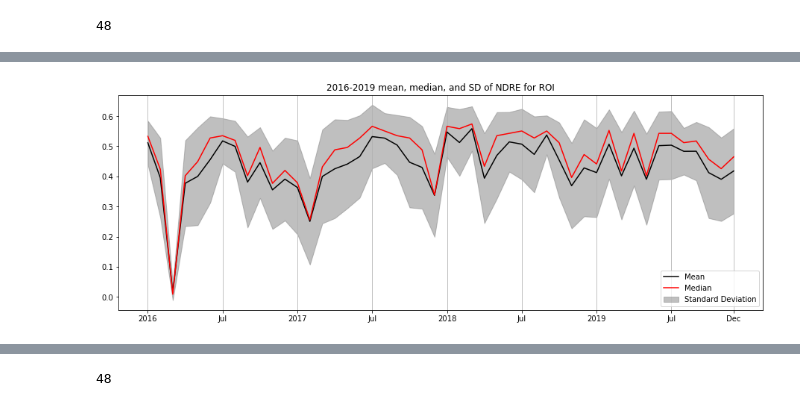
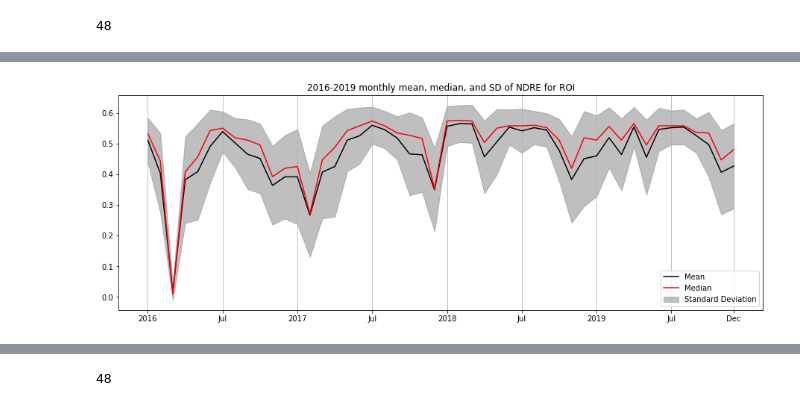
Before and after one commit to jitendra-kumar/tropical_phenology_gee, a Jupyter notebook: morgan/Manaus_BR.ipynb, the cells around one changed output, grey strips where cells are left out. Cells and saved outputs as stored; diff of their text form; code cells hidden in the pictures.

Commit message:
15-step data added

```diff
--- a/morgan/Manaus_BR.ipynb
+++ b/morgan/Manaus_BR.ipynb
@@ -37,14 +37,14 @@ def maskS2clouds(image):
 #Load sentinel-2 data and clip to brma_2; set visual params
 s2 = (ee.ImageCollection('COPERNICUS/S2') #Select S2 1-C level data
      .filterBounds(brma2_region) #Grab tiles that intersect Manaus, BR, region
-     .filterDate(ee.Date('2016-01-01'), ee.Date('2020-01-01')) #Select year I want
-     .sort('CLOUDY_PIXEL_PERCENTAGE', False)
+     .filterDate(ee.Date('2016-01-01'), ee.Date('2019-12-31')) #Select year I want
+     .sort('CLOUDY_PIXEL_PERCENTAGE', False) #Put smallest %cloud image on top of stack
      .map(addNDRE)) #calculate NDRE and add as band
 # %%
 #Create a masked collection
 masked = s2.map(maskS2clouds)
 # %%
-#Find median NDRE of each month in 2016 and save to image collection
+#Find moasic of each month in 2016 and save to image collection (mosaic, median?)
 #https://gis.stackexchange.com/questions/301165/how-to-get-monthly-averages-from-earth-engine-in-the-python-api
 months = ee.List.sequence(1, 12) #Create a list with nums 1-12
 years = ee.List.sequence(2016, 2019)
@@ -54,12 +54,30 @@ def byYear(y):
         return (masked
                 .filter(ee.Filter.calendarRange(y, y, 'year'))
                 .filter(ee.Filter.calendarRange(m, m, 'month'))
-                .mosaic() #I THINK this is ok
+                .qualityMosaic('NDRE') #What is best way to compile images before running stats?
                 .set('month', m).set('year', y))
     return months.map(byMonth)
 
 col = ee.ImageCollection.fromImages(years.map(byYear).flatten())
 col = col.map(lambda image: image.clip(brma2_region)).select('NDRE') #Choose JUST NDRE band and clip to region
+# %%
+#15-day step
+years = ee.List.sequence(2016, 2019)
+period = ee.List.sequence(1, 365, 15)
+col = masked.select('NDRE')
+
+def byYear(y):
+    y = ee.Number(y)
+    def ndreStepList(startDoy):
+        startDoy = ee.Number(startDoy)
+        return (col
+                .filter(ee.Filter.calendarRange(y, y.add(1), 'year'))
+                .filter(ee.Filter.calendarRange(startDoy, startDoy.add(15), 'day_of_year'))
+                .qualityMosaic('NDRE'))
+    return period.map(ndreStepList)
+
+mapped_doy = years.map(byYear).flatten()
+col = ee.ImageCollection.fromImages(mapped_doy)
 # %%
 count = col.size().getInfo()
 print(count)
@@ -166,20 +209,20 @@ plus_error = [x + y for x,y in zip(mean_ndre, stddev_ndre)]
 minus_error = [x - y for x,y in zip(mean_ndre, stddev_ndre)]
 #Make sure I did that right
 # %%
-#Plot mean using matplotlib's pyplot
+#Plot monthly mean/median ndre using matplotlib's pyplot
 x = months
 y = mean_ndre
 m = median_ndre
 ticks1 = list(range(0,48))
 plt.axes([2, 0, 2, 1])
 plt.grid(b = True, which = 'major', axis = 'x')
-plt.title('2016-2019 mean, median, and SD of NDRE for ROI')
+plt.title('2016-2019 monthly mean, median, and SD of NDRE for ROI')
 plt.fill_between(x, plus_error, minus_error, color = "grey", alpha = .5, label = "Standard Deviation")
 mean = plt.plot(x,y, color = "black", label = "Mean")
 median = plt.plot(x,m, color = "red", label = "Median")
 plt.legend(loc = "lower right")
 plt.xticks(ticks = ticks1) #To see how to format the next line
 plt.xticks(ticks = [0, 6, 12, 18, 24, 30, 36, 42, 47], labels = ['2016', 'Jul', '2017', 'Jul', '2018', 'Jul', '2019', 'Jul', 'Dec'])
 plt.show()
 # %% [output]
-[figure, old version]
+[figure, new version]
```
Also changed, not shown: parts of 16 cells of this notebook.
